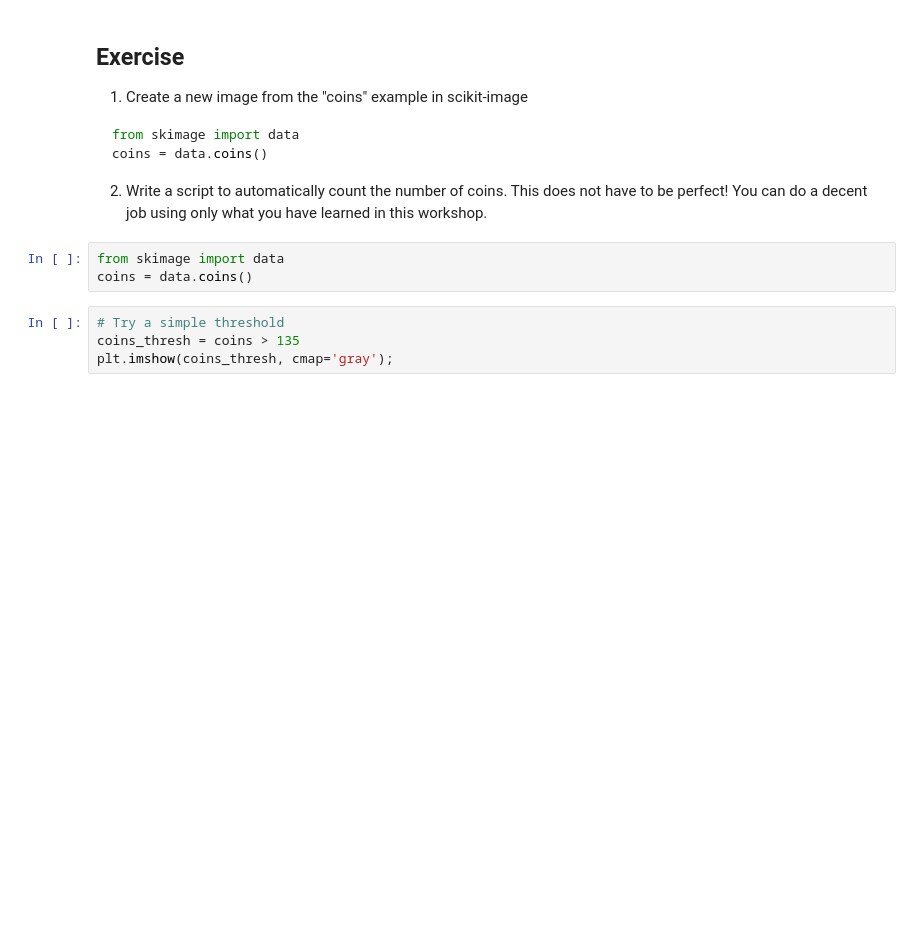
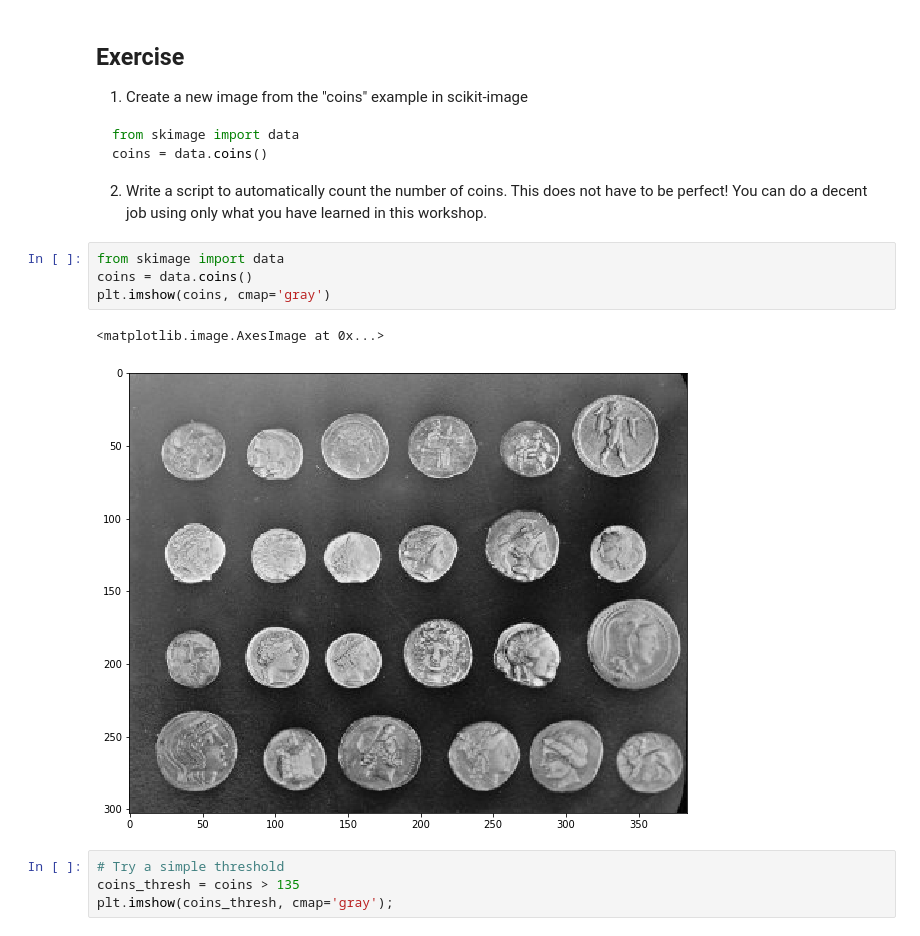
Before and after one commit to cxt106/PythonImagingBasic, a Jupyter notebook: lessons/solutions/4-Morphology and Segmentation (with solutions).ipynb, the cells around one changed output. Cells and saved outputs as stored; diff of their text form; blank space fills up the shorter version.

```diff
--- a/lessons/solutions/4-Morphology and Segmentation (with solutions).ipynb
+++ b/lessons/solutions/4-Morphology and Segmentation (with solutions).ipynb
@@ -271,6 +271,10 @@ coins = data.coins()
 # %%
 from skimage import data
 coins = data.coins()
+plt.imshow(coins, cmap='gray')
+# %% [output]
+<matplotlib.image.AxesImage at 0x...>
+[figure, added]
 # %%
 # Try a simple threshold
 coins_thresh = coins > 135
```
Also changed, not shown: parts of 4 cells of this notebook, 2 other files.
